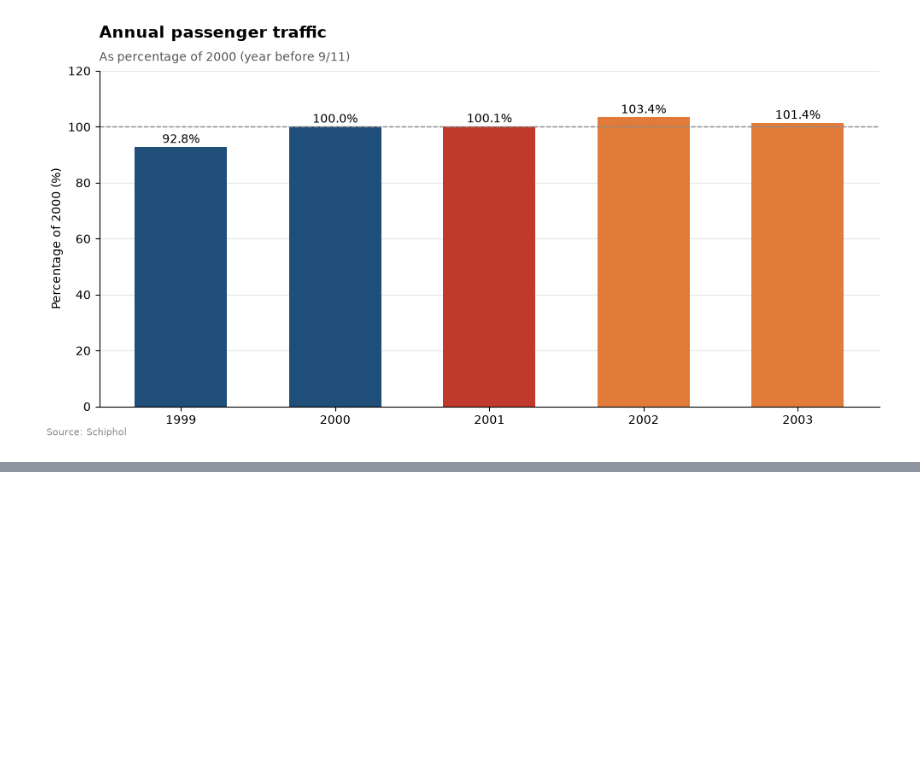
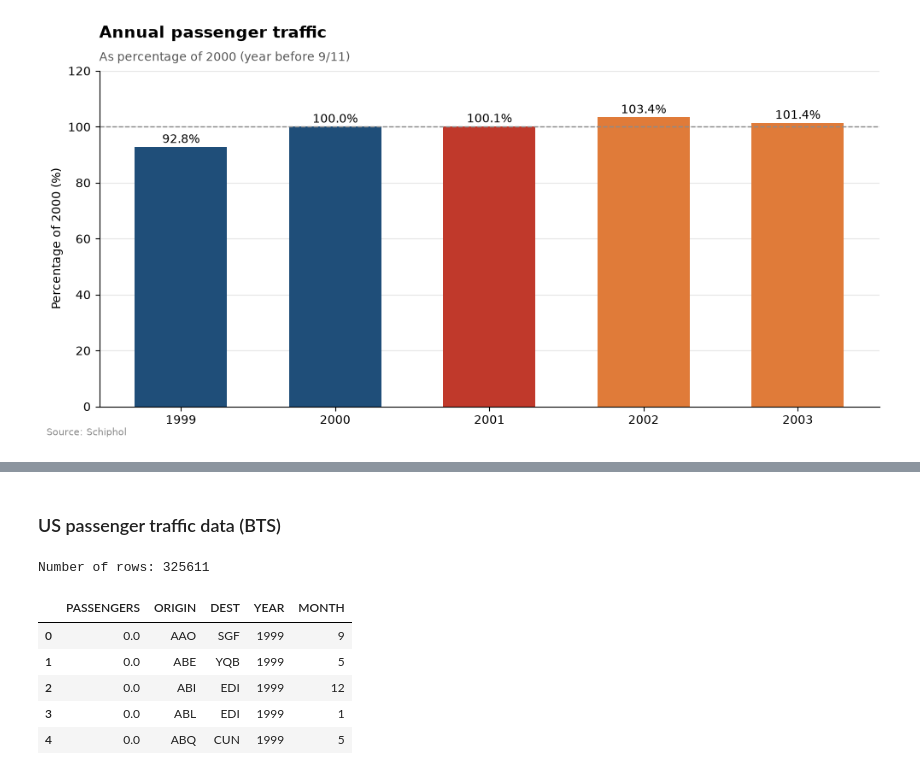
Before and after one commit to TIL6022-Python-Programming/Project_groep11, a Jupyter notebook: results 911.ipynb, the cells around one changed output, grey strips where cells are left out. Saved outputs shown, nothing was run; the diff lists cells and outputs as text; code cells hidden in the pictures; blank space fills up the shorter version.

Commit message:
data analyse 9/11 afgerond + validatie

```diff
--- a/results 911.ipynb
+++ b/results 911.ipynb
@@ -596,0 +580,29 @@ finish(ax)
+# %% [markdown]
+### US passenger traffic data (BTS)
+# %%
+# Load US air traffic data (1999–2003)
+
+years = range(1999, 2004)
+
+# Read the ZIP file for each year
+dfs = []
+
+for year in years:
+    file = f'US_transport_data/US data {year}.zip'
+    df_year = pd.read_csv(file, compression='zip')
+    dfs.append(df_year)
+
+# Combine all years into one DataFrame
+bts = pd.concat(dfs, ignore_index=True)
+
+# Check the result
+print('Number of rows:', len(bts))
+display(bts.head())
+# %% [output]
+Number of rows: 325611
+|  | PASSENGERS | ORIGIN | DEST | YEAR | MONTH |
+| 0 | 0.0 | AAO | SGF | 1999 | 9 |
+| 1 | 0.0 | ABE | YQB | 1999 | 5 |
+| 2 | 0.0 | ABI | EDI | 1999 | 12 |
+| 3 | 0.0 | ABL | EDI | 1999 | 1 |
+| 4 | 0.0 | ABQ | CUN | 1999 | 5 |
```
Also changed, not shown: parts of 16 cells of this notebook, 5 other files.
